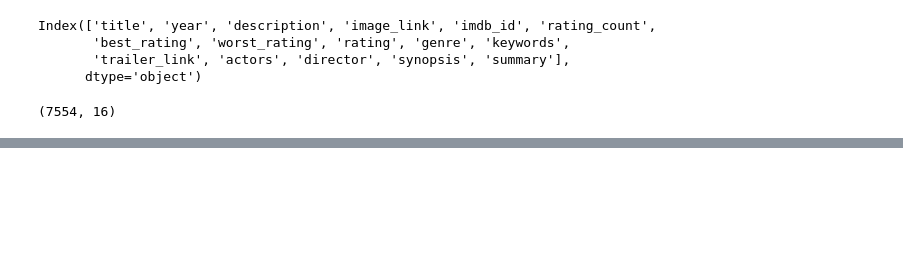
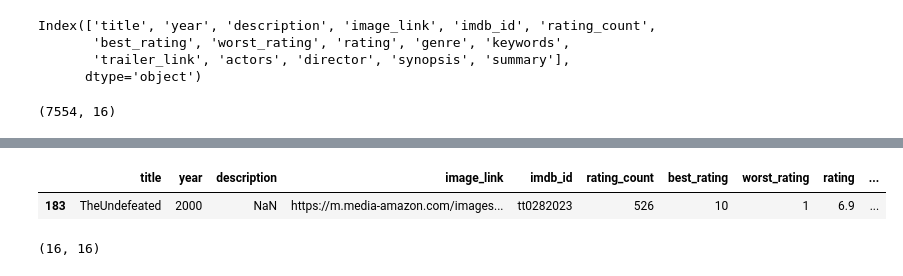
Before and after one commit to HemantRajSingh/MovieMatch, a Jupyter notebook: notebooks/data_aggregation.ipynb, the cells around one changed output, grey strips where cells are left out. Cells and saved outputs as stored; diff of their text form; code cells hidden in the pictures; blank space fills up the shorter version.

```diff
--- a/notebooks/data_aggregation.ipynb
+++ b/notebooks/data_aggregation.ipynb
@@ -111,3 +111,6 @@ df.shape
 (7554, 16)
 # %%
 df.to_csv('../data/merged/imdb_movies_min_votes_500.csv', index=False)
+# %%
+df = pd.read_csv('../data/merged/imdb_movies_min_votes_500.csv')
+df.shape
@@ -113,0 +139,5 @@ df.to_csv('../data/merged/imdb_movies_min_votes_500.csv', index=False)
+# %%
+df[df['description'].isnull() & df['synopsis'].isnull() & df['summary'].isnull()]
+# %% [output]
+|  | title | year | description | image_link | imdb_id | rating_count | best_rating | worst_rating | rating | ... |
+| 183 | TheUndefeated | 2000 | NaN | https://m.media-amazon.com/images... | tt0282023 | 526 | 10 | 1 | 6.9 | ... |
@@ -113,0 +147,4 @@ df.to_csv('../data/merged/imdb_movies_min_votes_500.csv', index=False)
+# %%
+df[df['title'].isnull()].shape
+# %% [output]
+(16, 16)
```
Also changed, not shown: parts of 6 cells of this notebook, 1 other file.
